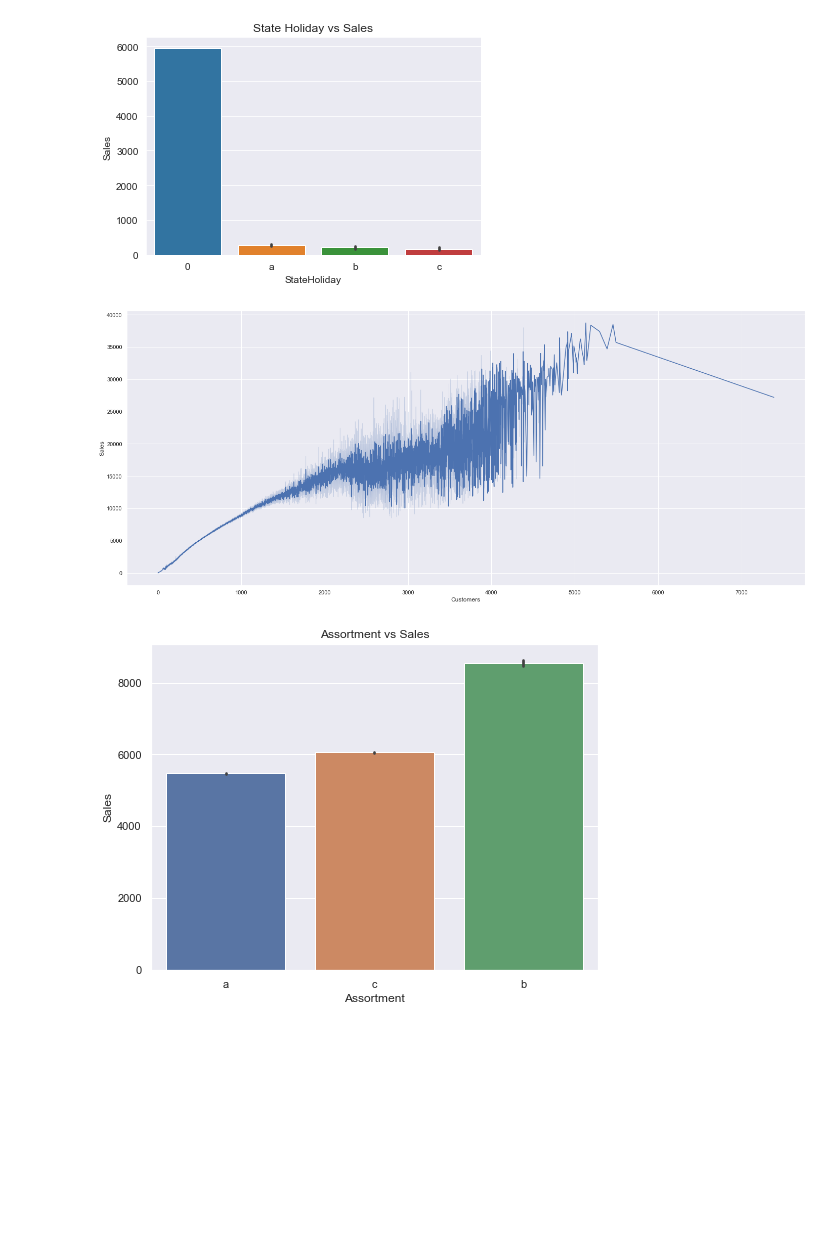
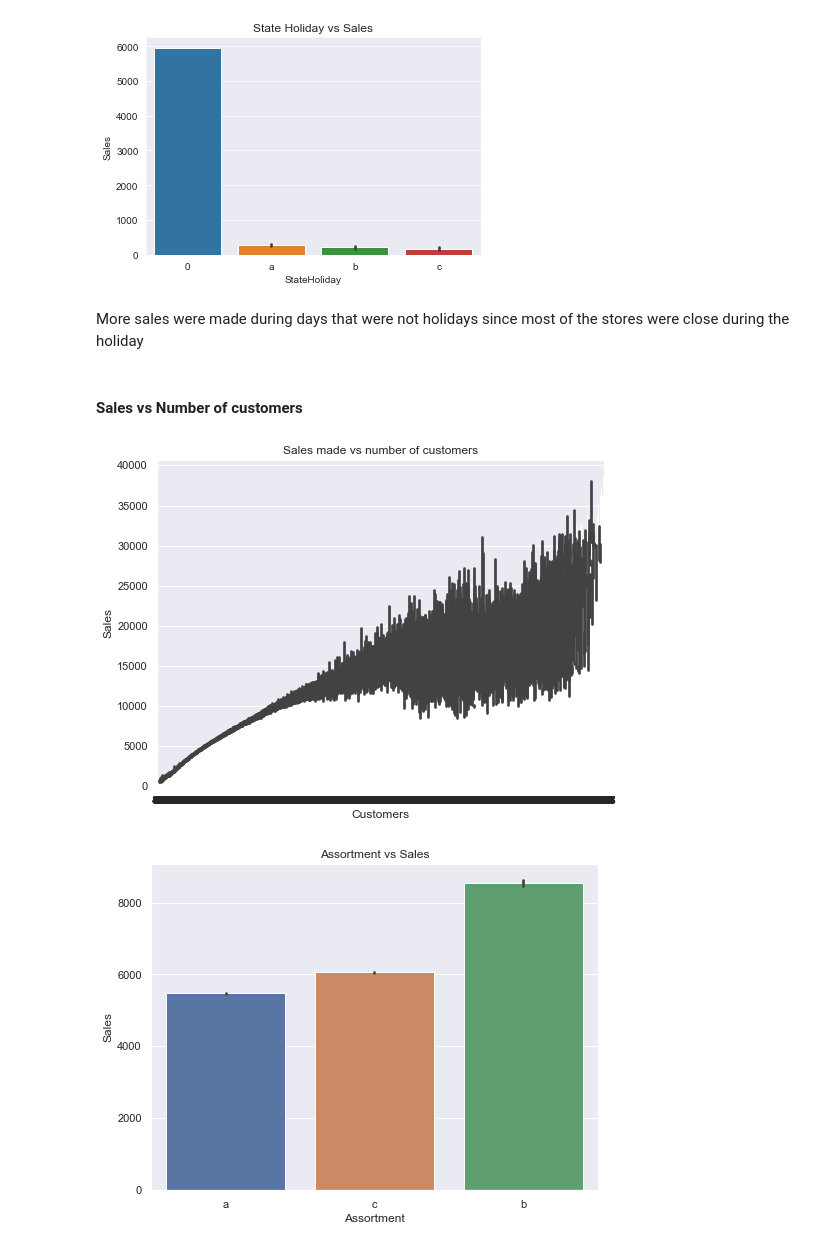
Before and after one commit to wakura-mbuya/Pharmaceutical-Sales-prediction, a Jupyter notebook: notebooks/EDA.ipynb, the cells around one changed output. Cells and saved outputs as stored; diff of their text form; code cells hidden in the pictures; blank space fills up the shorter version.

```diff
--- a/notebooks/EDA.ipynb
+++ b/notebooks/EDA.ipynb
@@ -319,13 +124,16 @@ sns.barplot(x='StateHoliday', y='Sales', data=combined_train_df).set(title='Stat
 plt.show()
 # %% [output]
 [figure]
-# %%
-#sales vs number of customers
-sns.lineplot(combined_train_df['Customers'], combined_train_df['Sales'])
-sns.set(rc={'figure.figsize':(8,14)})
-plt.show()
-# %% [output]
-[figure, removed]
+# %% [markdown]
+More sales were made during days that were not holidays since most of the stores were close during the holiday
+# %% [markdown]
+#### Sales vs Number of customers
+# %%
+# Sales with respect to State Holiday
+sns.barplot(x='Customers', y='Sales', data=combined_train_df).set(title='Sales made vs number of customers')
+plt.show()
+# %% [output]
+[figure, added]
 # %%
 sns.barplot(x='Assortment', y='Sales', data=combined_train_df).set(title='Assortment vs Sales')
 sns.set(rc={'figure.figsize':(6,8)})
```
Also changed, not shown: parts of 36 cells of this notebook, 2 other files.
